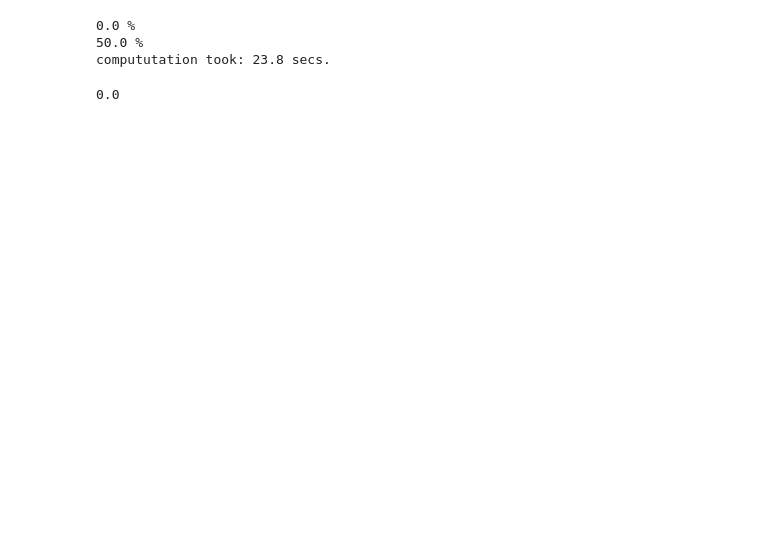
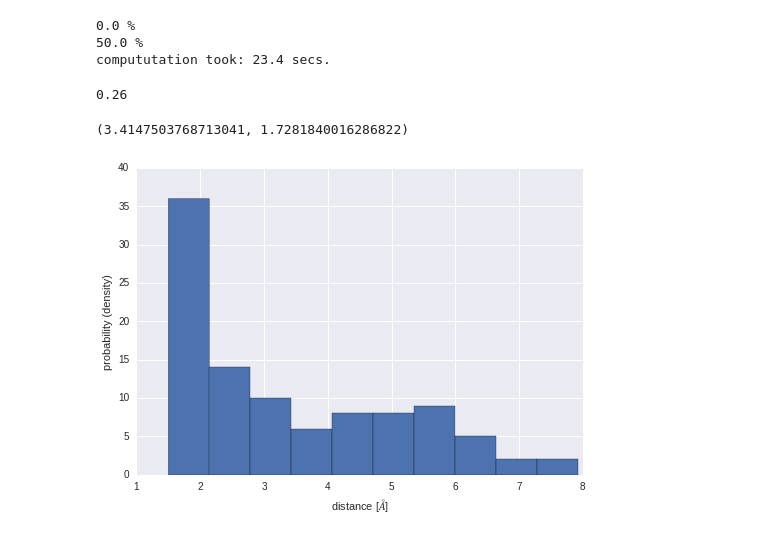
Before and after one commit to LukasKemmler/MoleculSimulations, a Jupyter notebook: 05_Monte_Carlo_Markov_Chains/exercises/05.02_molecular_MCMC.ipynb, the cells around one changed output. Cells and saved outputs as stored; diff of their text form; code cells hidden in the pictures; blank space fills up the shorter version.

```diff
--- a/05_Monte_Carlo_Markov_Chains/exercises/05.02_molecular_MCMC.ipynb
+++ b/05_Monte_Carlo_Markov_Chains/exercises/05.02_molecular_MCMC.ipynb
@@ -183,8 +180,8 @@ def mcmc(mol, posinds, q, pbc, RT, step, n, skip):
         # potential energy of q_trial
         epot_trial = mol.get_potential_energy()
 
-        #calculating delta_e and changing to kJ/mol
-        delta_e = (epot_trial-epot) * units.mol / units.kJ
+        #calculating delta_e
+        delta_e = (epot_trial-epot)
         # Use the Metropolis-Hastings algorithm to accept or reject q_trial
         acceptance_probability = min(1.0,np.exp(-delta_e/RT))
         if np.random.random() < acceptance_probability:
@@ -218,9 +215,9 @@ q_init = np.random.rand(2) * pbc * 2
 #RT = R*temperature # this is the relevant energy scale
 #RT.value_in_unit(unit.kilojoule_per_mole)
 #RT.value_in_unit(unit.kilocalorie_per_mole)
-RT = 0.6160340502099109 # Boltzmann constant [kcal/mol]
+RT = 0.6160340502099109/3 # Boltzmann constant [kcal/mol]
 
-step = 0.5
+step = 4.0 #initial: 0.5
 
 n = 100
 
@@ -233,20 +230,26 @@ print "compututation took: %.1f secs." % (endtime - starttime)
 # %% [output]
 0.0 %
 50.0 %
-compututation took: 23.8 secs.
+compututation took: 23.4 secs.
 # %%
 # compute the acceptance rate again
 1. * s_isacc.sum() / len(s_isacc)
 # %% [output]
-0.0
+0.26
 # %%
 #
 # plot a histogram and a kernel density estimate of Na-Na distances
 # First Run:
 #
-fig = sns.distplot(s_dist);
-fig.set(xlabel=r'distance [$\AA$]', ylabel='probability (density)')
+#fig = sns.distplot(s_dist);
+#fig.set(xlabel=r'distance [$\AA$]', ylabel='probability (density)')
+fig = plt.hist(s_dist)
+plt.xlabel(r'distance [$\AA$]')
+plt.ylabel('probability (density)')
 s_dist.mean(), s_dist.std()
+# %% [output]
+(3.4147503768713041, 1.7281840016286822)
+[figure, added]
 # %%
 # for the set of minimal parameter values, execute the above cells three times
 # - do the three distributions and their means/standard dvaitions look consistent?
```
Also changed, not shown: parts of 8 cells of this notebook, 4 other files.
